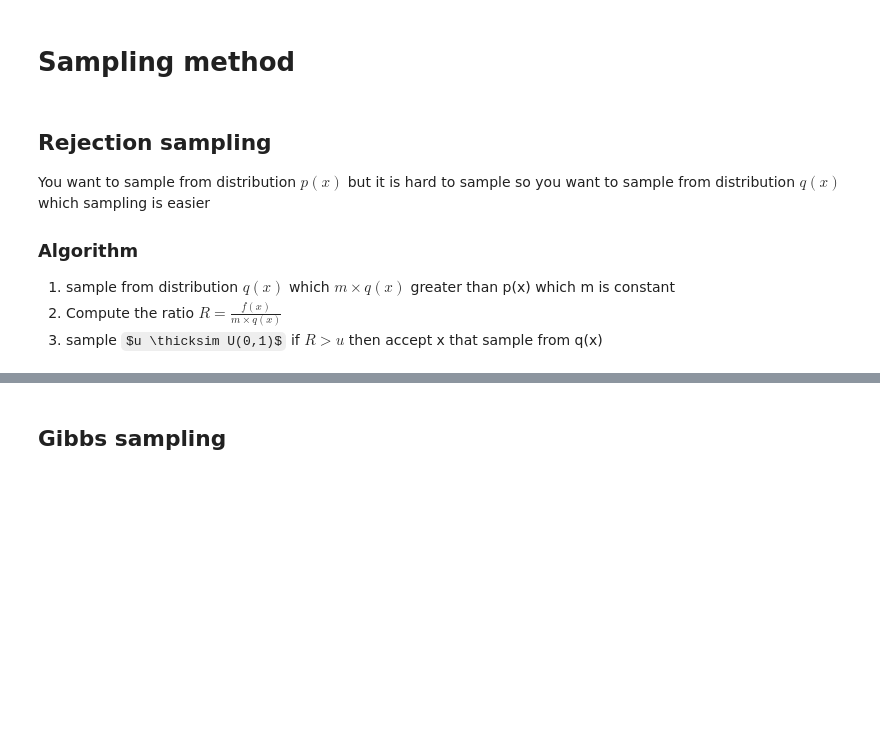
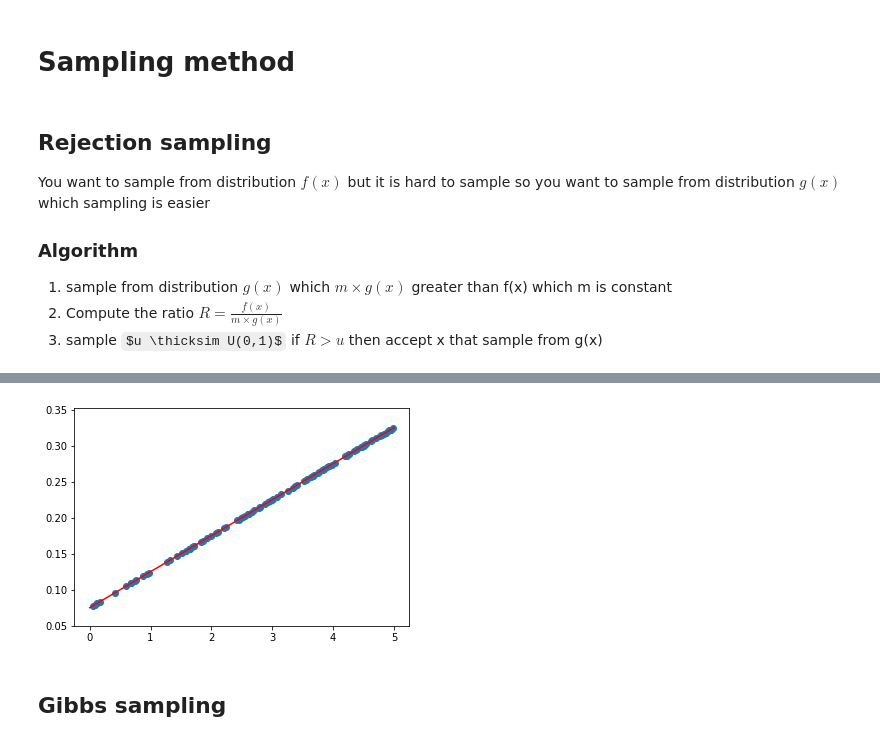
Before and after one commit to 44REAM/AI_mahidol, a Jupyter notebook: week2.ipynb, the cells around one changed output, grey strips where cells are left out. Saved outputs shown, nothing was run; the diff lists cells and outputs as text; code cells hidden in the pictures; some formulas as TeX source; blank space fills up the shorter version.

```diff
--- a/week2.ipynb
+++ b/week2.ipynb
@@ -609,40 +607,48 @@ $$ q^*_k(Z_k)   = \frac{e^{h(Z_k)}}{\int e^{h(Z_k)}dZ_k}$$
 # %% [markdown]
 ## Rejection sampling
 
-You want to sample from distribution $p(x)$ but it is hard to sample so you want to sample from distribution $q(x)$ which sampling is easier
+You want to sample from distribution $f(x)$ but it is hard to sample so you want to sample from distribution $g(x)$ which sampling is easier
 
 ### Algorithm
 
-1. sample from distribution $q(x)$ which $m \times q(x)$ greater than p(x) which m is constant
-2. Compute the ratio $R = \frac{f(x)}{m \times q(x)}$
-3. sample $u \thicksim U(0,1)$ if $R > u$ then accept x that sample from q(x)
+1. sample from distribution $g(x)$ which $m \times g(x)$ greater than f(x) which m is constant
+2. Compute the ratio $R = \frac{f(x)}{m \times g(x)}$
+3. sample $u \thicksim U(0,1)$ if $R > u$ then accept x that sample from g(x)
 # %% [markdown]
 ![alt text](https://drive.google.com/uc?id=1sSOakosMSzik8UcnOGx3h0OsHQW9RdJ6)
 # %%
 import numpy as np
 import matplotlib.pyplot as plt
 
-epoch = 1000
-axis = np.linspace(0,5,1000)
-data = []
+epoch = 100
+
+axis = np.linspace(0,5,epoch)
+data_x = []
+data_y = []
+m = 2
 
 def p(x):
   return (2*x+3)/40
+n = 0
 
-for i in range(epoch):
+while n<epoch:
 
   x = np.random.uniform(0,5)
   #p(x) = (2*x+3)/40
-  r = p(x) / 0.2*2
+  r = p(x) / (0.2*m)
   u = np.random.uniform()
   if(r>u):
-    data.append(x)
+    data_x.append(x)
+    data_y.append(p(x))
+    n += 1
 
 y_plot = p(axis)
 
-plt.scatter(axis,data)
-plt.plot(axis, y_plot)
+plt.scatter(data_x,data_y)
+plt.plot(axis, y_plot, color = 'r')
 plt.show()
+# %% [output]
+[figure, added]
 # %% [markdown]
 ## Gibbs sampling
 # %% [markdown]
```
Also changed, not shown: parts of 6 cells of this notebook.
